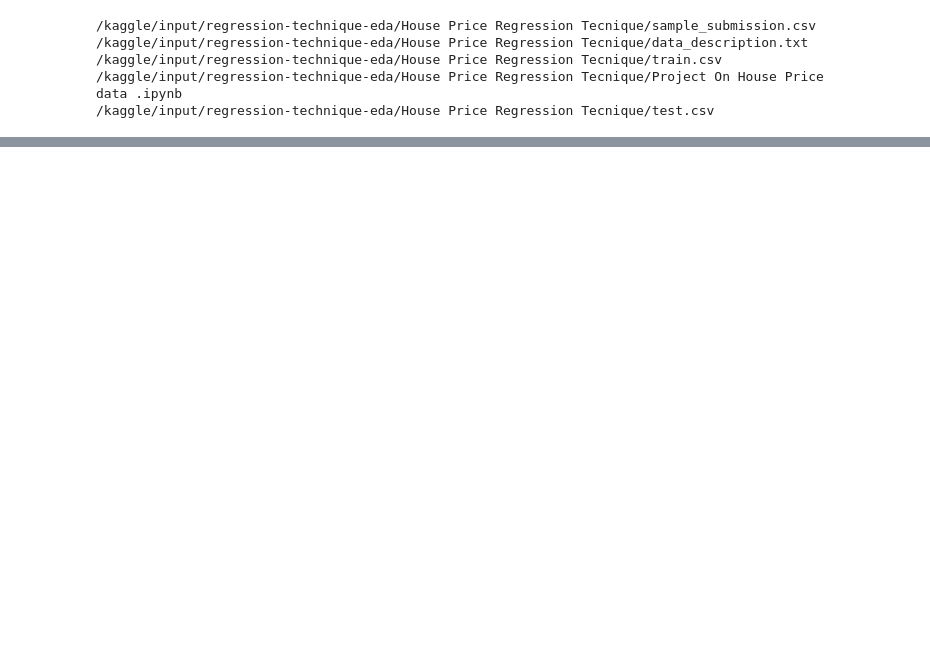
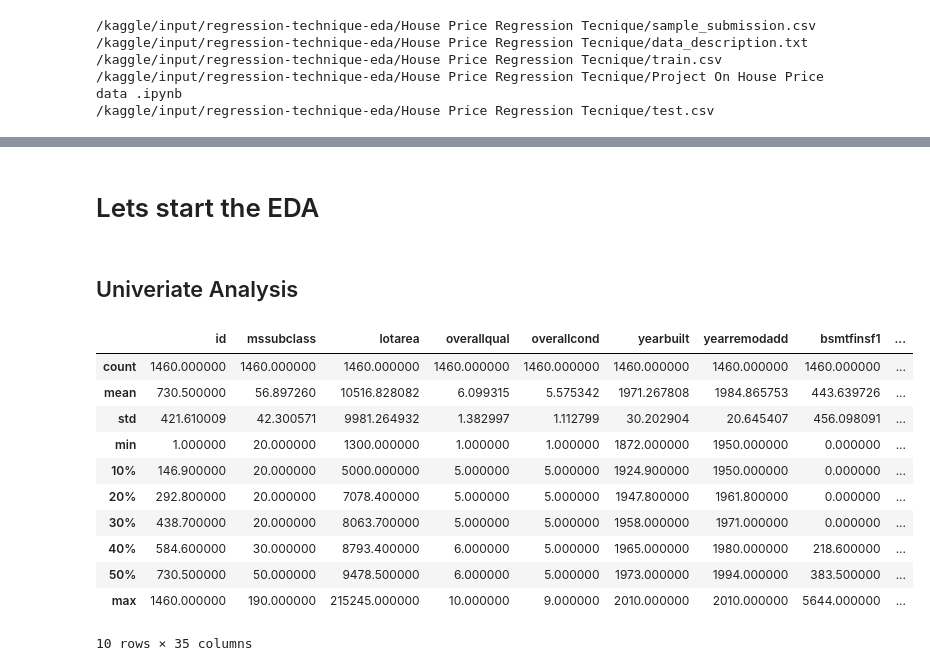
Before and after one commit to jayapat/datascience_projects, a Jupyter notebook: project-2-house-price-eda.ipynb, the cells around one changed output, grey strips where cells are left out. Cells and saved outputs as stored; diff of their text form; code cells hidden in the pictures; blank space fills up the shorter version.

```diff
--- a/project-2-house-price-eda.ipynb
+++ b/project-2-house-price-eda.ipynb
@@ -49,0 +94,20 @@ train_df.describe()
+# %% [markdown]
+# Lets start the EDA
+# %% [markdown]
+## Univeriate Analysis
+# %%
+# .describe method will give the summary satistics
+train_df.describe(percentiles=[0.1,0.2,0.3,0.4])
+# %% [output]
+|  | id | mssubclass | lotarea | overallqual | overallcond | yearbuilt | yearremodadd | bsmtfinsf1 | ... |
+| count | 1460.000000 | 1460.000000 | 1460.000000 | 1460.000000 | 1460.000000 | 1460.000000 | 1460.000000 | 1460.000000 | ... |
+| mean | 730.500000 | 56.897260 | 10516.828082 | 6.099315 | 5.575342 | 1971.267808 | 1984.865753 | 443.639726 | ... |
+| std | 421.610009 | 42.300571 | 9981.264932 | 1.382997 | 1.112799 | 30.202904 | 20.645407 | 456.098091 | ... |
+| min | 1.000000 | 20.000000 | 1300.000000 | 1.000000 | 1.000000 | 1872.000000 | 1950.000000 | 0.000000 | ... |
+| 10% | 146.900000 | 20.000000 | 5000.000000 | 5.000000 | 5.000000 | 1924.900000 | 1950.000000 | 0.000000 | ... |
+| 20% | 292.800000 | 20.000000 | 7078.400000 | 5.000000 | 5.000000 | 1947.800000 | 1961.800000 | 0.000000 | ... |
+| 30% | 438.700000 | 20.000000 | 8063.700000 | 5.000000 | 5.000000 | 1958.000000 | 1971.000000 | 0.000000 | ... |
+| 40% | 584.600000 | 30.000000 | 8793.400000 | 6.000000 | 5.000000 | 1965.000000 | 1980.000000 | 218.600000 | ... |
+| 50% | 730.500000 | 50.000000 | 9478.500000 | 6.000000 | 5.000000 | 1973.000000 | 1994.000000 | 383.500000 | ... |
+| max | 1460.000000 | 190.000000 | 215245.000000 | 10.000000 | 9.000000 | 2010.000000 | 2010.000000 | 5644.000000 | ... |
+10 rows × 35 columns
```
Also changed, not shown: parts of 10 cells of this notebook.
